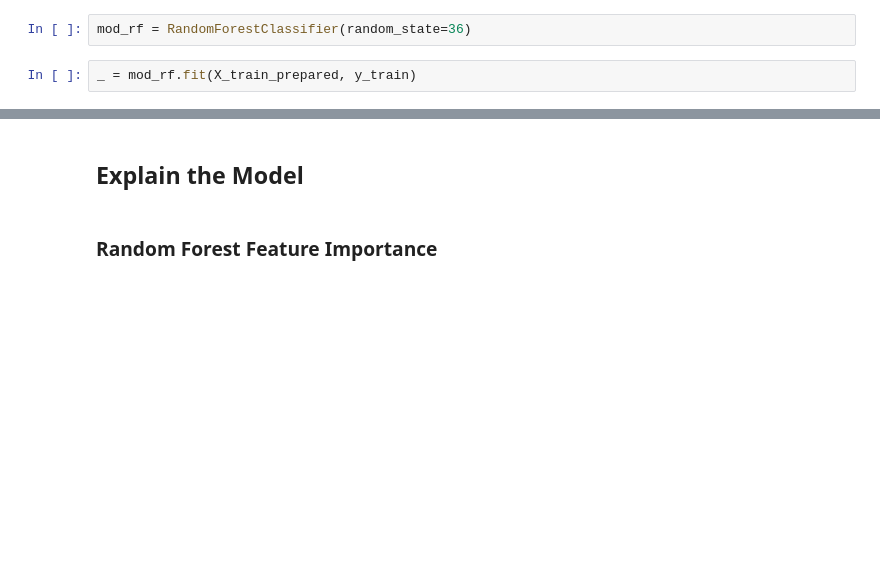
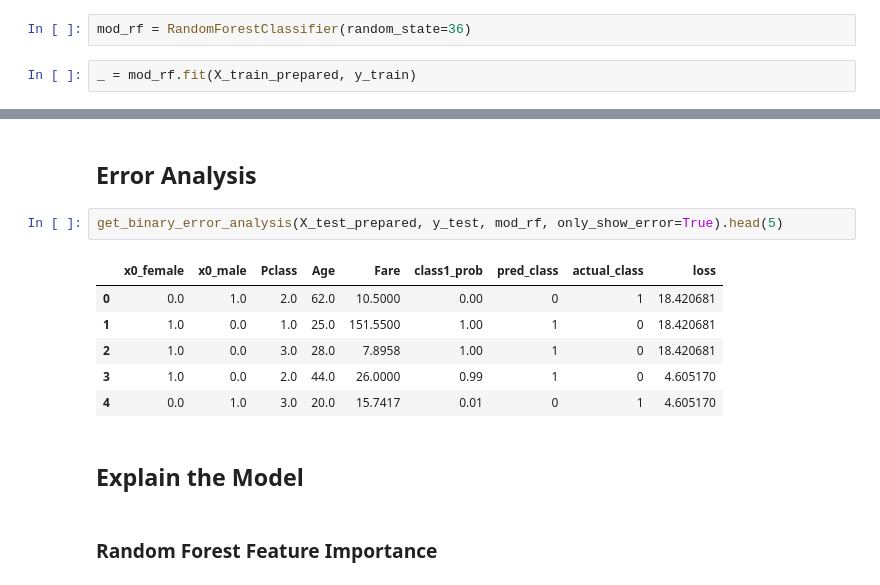
Before and after one commit to wpan03/quick_ds_python, a Jupyter notebook: supervised_clf_demo.ipynb, the cells around one changed output, grey strips where cells are left out. Drawn from its saved outputs; the diff is of its cells as text; blank space fills up the shorter version.

Commit message:
add error analysis

```diff
--- a/supervised_clf_demo.ipynb
+++ b/supervised_clf_demo.ipynb
@@ -116,3 +117,14 @@ binary_cross_evaluate(X_train_prepared, y_train, mod_rf)
+# %% [markdown]
+## Error Analysis
+# %%
+get_binary_error_analysis(X_test_prepared, y_test, mod_rf, only_show_error=True).head(5)
+# %% [output]
+|  | x0_female | x0_male | Pclass | Age | Fare | class1_prob | pred_class | actual_class | loss |
+| 0 | 0.0 | 1.0 | 2.0 | 62.0 | 10.5000 | 0.00 | 0 | 1 | 18.420681 |
+| 1 | 1.0 | 0.0 | 1.0 | 25.0 | 151.5500 | 1.00 | 1 | 0 | 18.420681 |
+| 2 | 1.0 | 0.0 | 3.0 | 28.0 | 7.8958 | 1.00 | 1 | 0 | 18.420681 |
+| 3 | 1.0 | 0.0 | 2.0 | 44.0 | 26.0000 | 0.99 | 1 | 0 | 4.605170 |
+| 4 | 0.0 | 1.0 | 3.0 | 20.0 | 15.7417 | 0.01 | 0 | 1 | 4.605170 |
 # %% [markdown]
 ## Explain the Model
 # %% [markdown]
```
Also changed, not shown: parts of 4 cells of this notebook, 1 other file.
